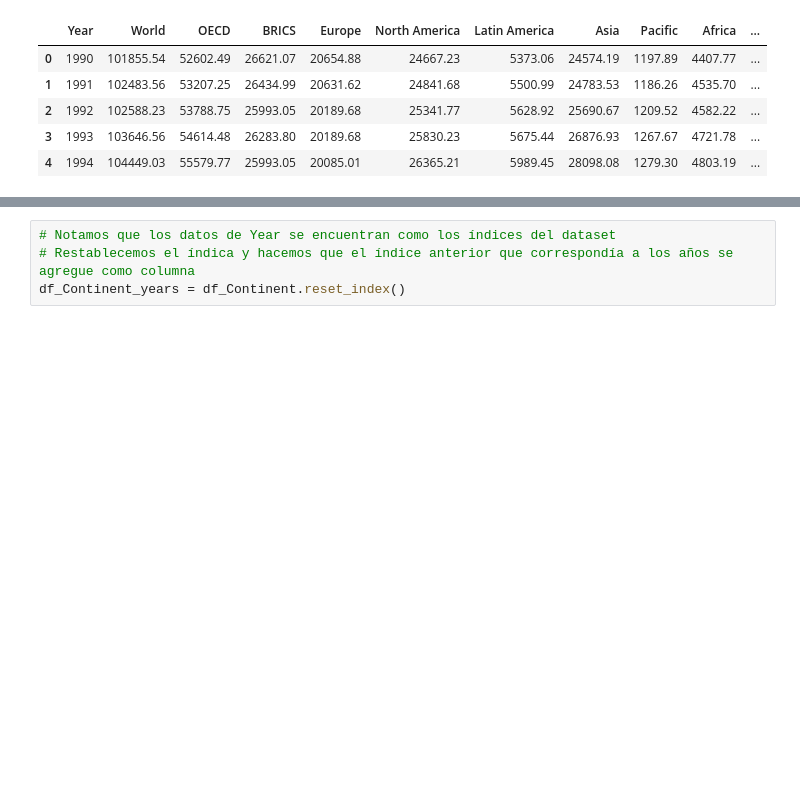
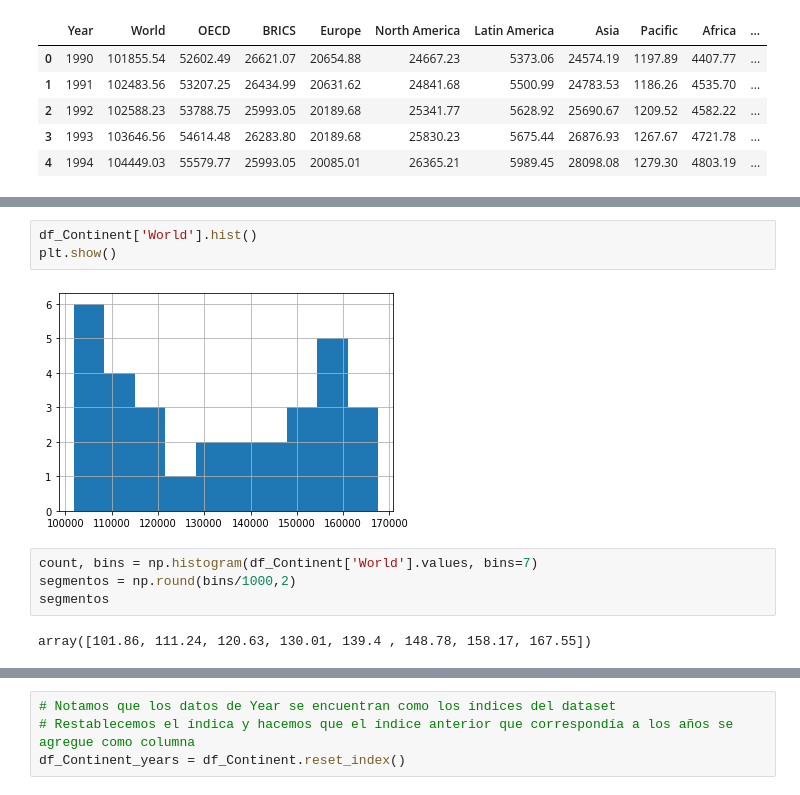
Before and after one commit to malvaradogcode/ProyectBootcamp, a Jupyter notebook: src/eda.ipynb, the cells around one changed output, grey strips where cells are left out. Saved outputs shown, nothing was run; the diff lists cells and outputs as text; blank space fills up the shorter version.

```diff
--- a/src/eda.ipynb
+++ b/src/eda.ipynb
@@ -29,0 +39,11 @@ organization_name = ['OECD','CIS','Middle-East','BRICS']
+# %%
+df_Continent['World'].hist()
+plt.show()
+# %% [output]
+[figure, added]
+# %%
+count, bins = np.histogram(df_Continent['World'].values, bins=7)
+segmentos = np.round(bins/1000,2)
+segmentos
+# %% [output]
+array([101.86, 111.24, 120.63, 130.01, 139.4 , 148.78, 158.17, 167.55])
```
Also changed, not shown: parts of 14 cells of this notebook, 2 other files.
